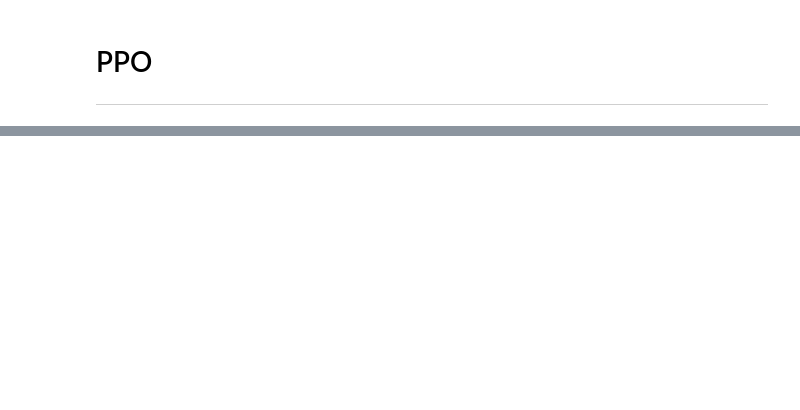
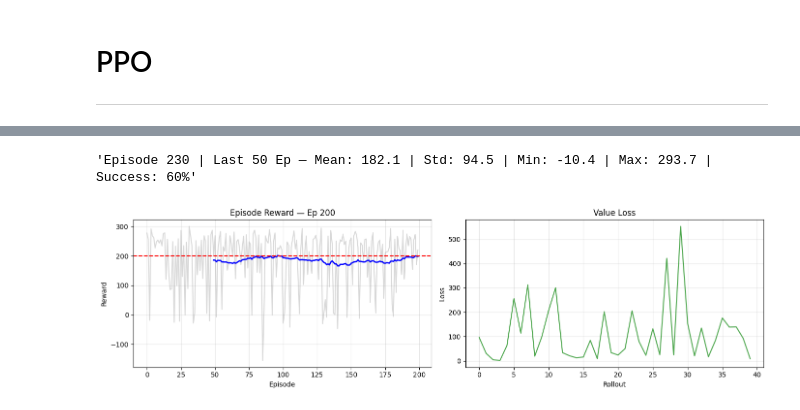
Before and after one commit to logus2k/taap_p2, a Jupyter notebook: drafts/draft_01/gymnasium/lab004_ppo_wind.ipynb, the cells around one changed output, grey strips where cells are left out. Saved outputs shown, nothing was run; the diff lists cells and outputs as text; code cells hidden in the pictures; blank space fills up the shorter version.

```diff
--- a/drafts/draft_01/gymnasium/lab004_ppo_wind.ipynb
+++ b/drafts/draft_01/gymnasium/lab004_ppo_wind.ipynb
@@ -493,5 +544,5 @@ print(f"Total reward by the loaded model: {total_reward}")
 # %%
-CONTINUE_TRAINING = False
+CONTINUE_TRAINING = True
 
 if CONTINUE_TRAINING:
     # Continue training the loaded model for additional steps
@@ -508,3 +559,4 @@ if CONTINUE_TRAINING:
     # Save the updated model
     restored_model.save(SAVE_MODEL_PATH)
     print(f"Model saved after {ADDITIONAL_TIMESTEPS} additional steps to: {SAVE_MODEL_PATH}")
+# %% [output]
@@ -510,0 +564,2 @@ if CONTINUE_TRAINING:
+'Episode 230 | Last 50 Ep — Mean: 182.1 | Std: 94.5 | Min: -10.4 | Max: 293.7 | Success: 60%'
+[figure, added]
```
Also changed, not shown: parts of 14 cells of this notebook, 4 other files.
